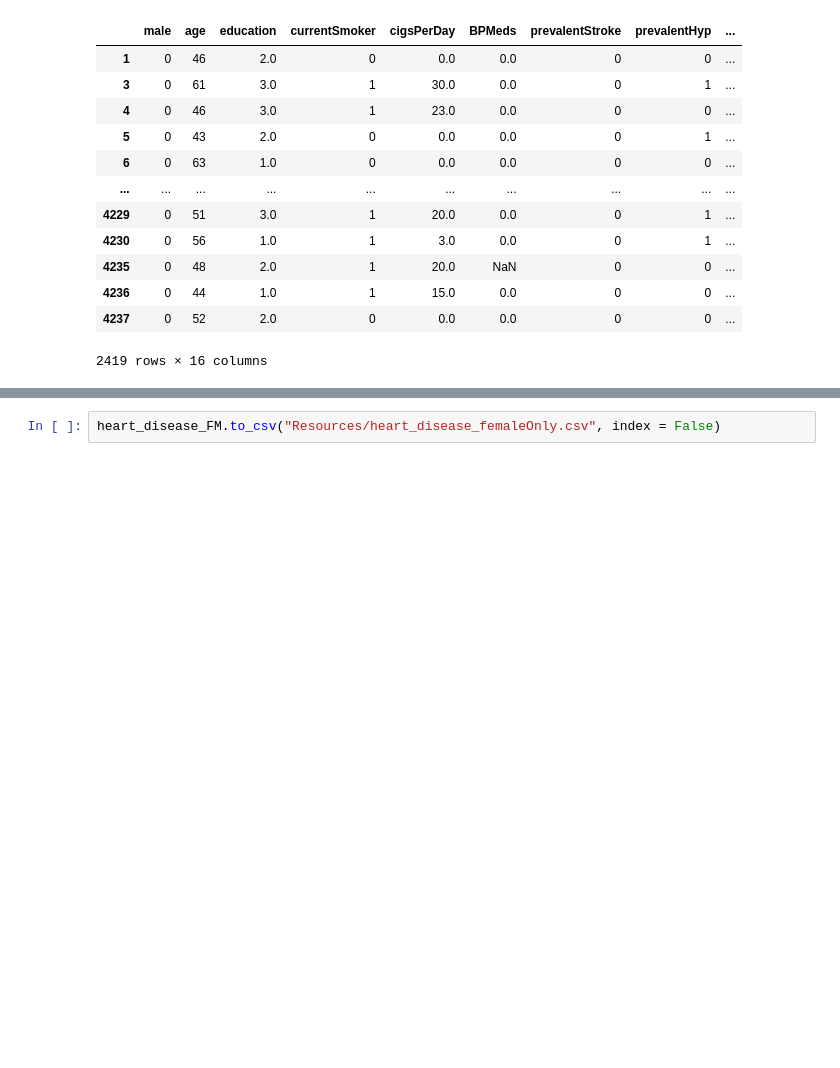
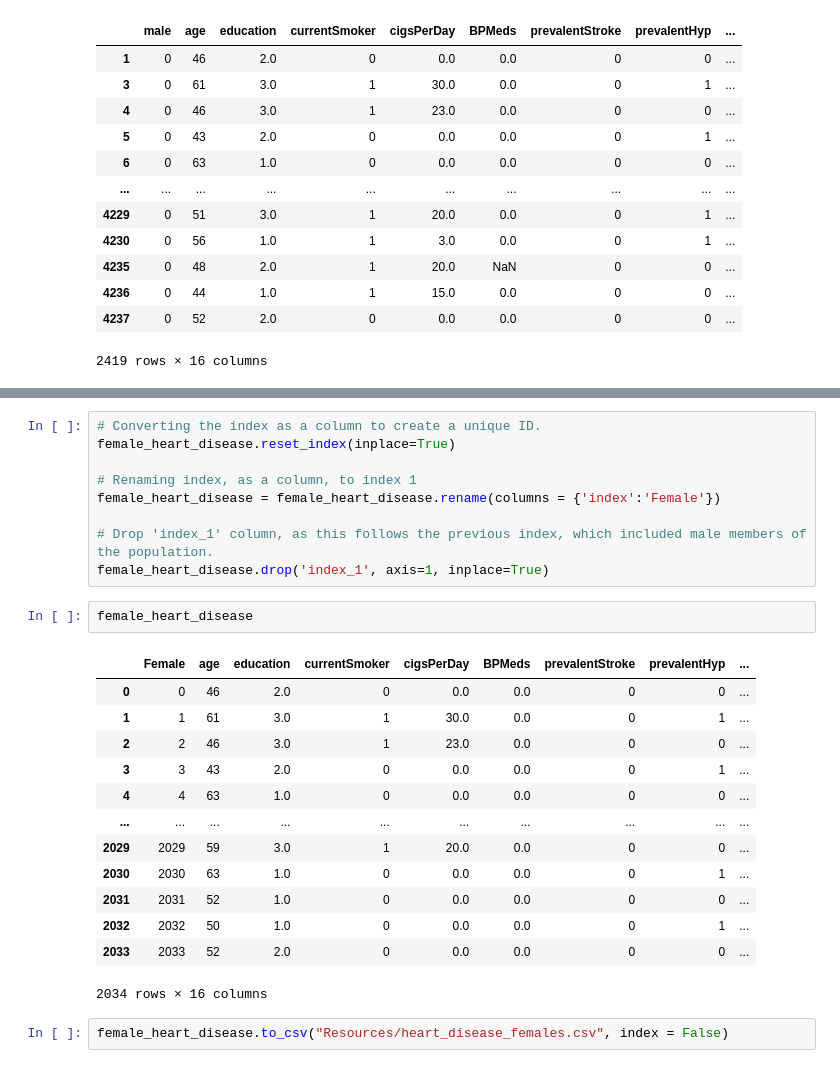
Before and after one commit to RN2D-Project/BootCamp_Project, a Jupyter notebook: Heart_Disease.ipynb, the cells around one changed output, grey strips where cells are left out. Saved outputs shown, nothing was run; the diff lists cells and outputs as text; blank space fills up the shorter version.

```diff
--- a/Heart_Disease.ipynb
+++ b/Heart_Disease.ipynb
@@ -126,2 +140,27 @@ heart_disease_FM
+# %%
+# Converting the index as a column to create a unique ID.
+female_heart_disease.reset_index(inplace=True)
+
+# Renaming index, as a column, to index 1
+female_heart_disease = female_heart_disease.rename(columns = {'index':'Female'})
+
+# Drop 'index_1' column, as this follows the previous index, which included male members of the population.
+female_heart_disease.drop('index_1', axis=1, inplace=True)
+# %%
+female_heart_disease
+# %% [output]
+|  | Female | age | education | currentSmoker | cigsPerDay | BPMeds | prevalentStroke | prevalentHyp | ... |
+| 0 | 0 | 46 | 2.0 | 0 | 0.0 | 0.0 | 0 | 0 | ... |
+| 1 | 1 | 61 | 3.0 | 1 | 30.0 | 0.0 | 0 | 1 | ... |
+| 2 | 2 | 46 | 3.0 | 1 | 23.0 | 0.0 | 0 | 0 | ... |
+| 3 | 3 | 43 | 2.0 | 0 | 0.0 | 0.0 | 0 | 1 | ... |
+| 4 | 4 | 63 | 1.0 | 0 | 0.0 | 0.0 | 0 | 0 | ... |
+| ... | ... | ... | ... | ... | ... | ... | ... | ... | ... |
+| 2029 | 2029 | 59 | 3.0 | 1 | 20.0 | 0.0 | 0 | 0 | ... |
+| 2030 | 2030 | 63 | 1.0 | 0 | 0.0 | 0.0 | 0 | 1 | ... |
+| 2031 | 2031 | 52 | 1.0 | 0 | 0.0 | 0.0 | 0 | 0 | ... |
+| 2032 | 2032 | 50 | 1.0 | 0 | 0.0 | 0.0 | 0 | 1 | ... |
+| 2033 | 2033 | 52 | 2.0 | 0 | 0.0 | 0.0 | 0 | 0 | ... |
+2034 rows × 16 columns
 # %%
-heart_disease_FM.to_csv("Resources/heart_disease_femaleOnly.csv", index = False)
+female_heart_disease.to_csv("Resources/heart_disease_females.csv", index = False)
```
Also changed, not shown: parts of 6 cells of this notebook.
